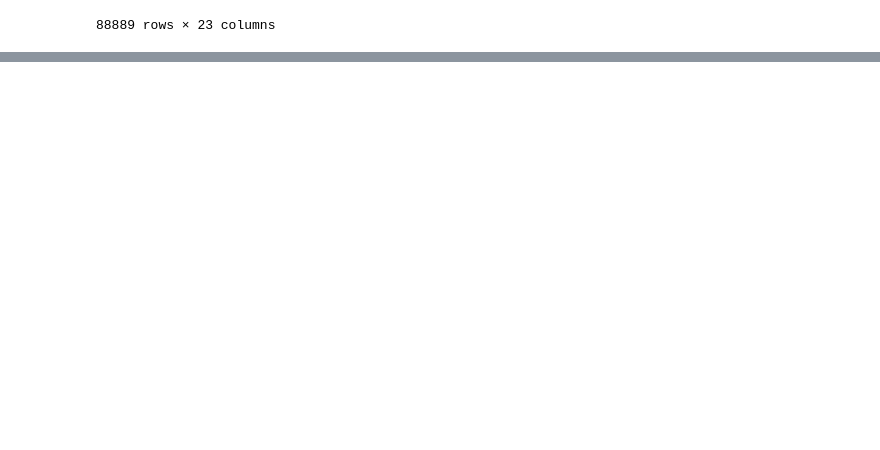
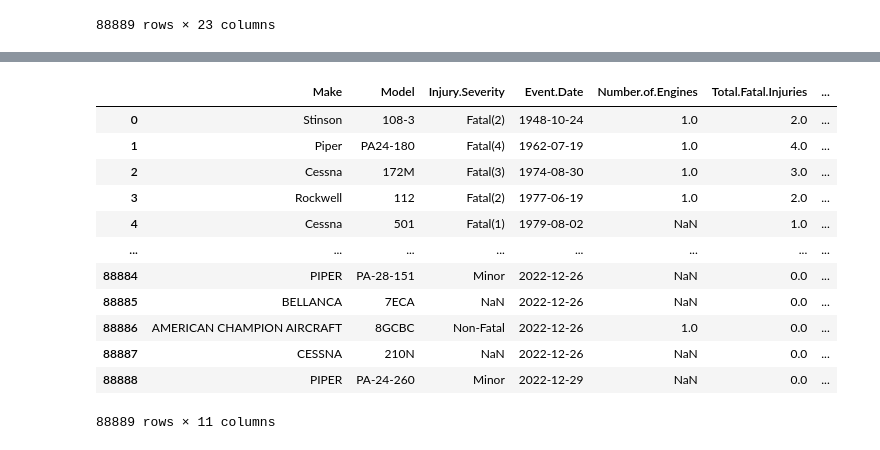
Before and after one commit to Kemboi-koder/Phase-One-Project-2025, a Jupyter notebook: Untitled.ipynb, the cells around one changed output, grey strips where cells are left out. Drawn from its saved outputs; the diff is of its cells as text; code cells hidden in the pictures; blank space fills up the shorter version.

Commit message:
Data Cleaning

```diff
--- a/Untitled.ipynb
+++ b/Untitled.ipynb
@@ -134,0 +159,20 @@ df
+# %%
+# Identify relevant columns and comitt changes to the csv file
+df= pd.read_csv('AviationData.csv' ,encoding='latin1')
+relevant_columns = ['Make', 'Model', 'Injury.Severity','Event.Date', 'Number.of.Engines', 'Total.Fatal.Injuries', 'Total.Serious.Injuries', 'Total.Minor.Injuries', 'Total.Uninjured', 'Broad.phase.of.flight', 'Weather.Condition'  ]
+df = df[relevant_columns]
+df
+# %% [output]
+|  | Make | Model | Injury.Severity | Event.Date | Number.of.Engines | Total.Fatal.Injuries | ... |
+| 0 | Stinson | 108-3 | Fatal(2) | 1948-10-24 | 1.0 | 2.0 | ... |
+| 1 | Piper | PA24-180 | Fatal(4) | 1962-07-19 | 1.0 | 4.0 | ... |
+| 2 | Cessna | 172M | Fatal(3) | 1974-08-30 | 1.0 | 3.0 | ... |
+| 3 | Rockwell | 112 | Fatal(2) | 1977-06-19 | 1.0 | 2.0 | ... |
+| 4 | Cessna | 501 | Fatal(1) | 1979-08-02 | NaN | 1.0 | ... |
+| ... | ... | ... | ... | ... | ... | ... | ... |
+| 88884 | PIPER | PA-28-151 | Minor | 2022-12-26 | NaN | 0.0 | ... |
+| 88885 | BELLANCA | 7ECA | NaN | 2022-12-26 | NaN | 0.0 | ... |
+| 88886 | AMERICAN CHAMPION AIRCRAFT | 8GCBC | Non-Fatal | 2022-12-26 | 1.0 | 0.0 | ... |
+| 88887 | CESSNA | 210N | NaN | 2022-12-26 | NaN | 0.0 | ... |
+| 88888 | PIPER | PA-24-260 | Minor | 2022-12-29 | NaN | 0.0 | ... |
+88889 rows × 11 columns
```
Also changed, not shown: parts of 8 cells of this notebook.
